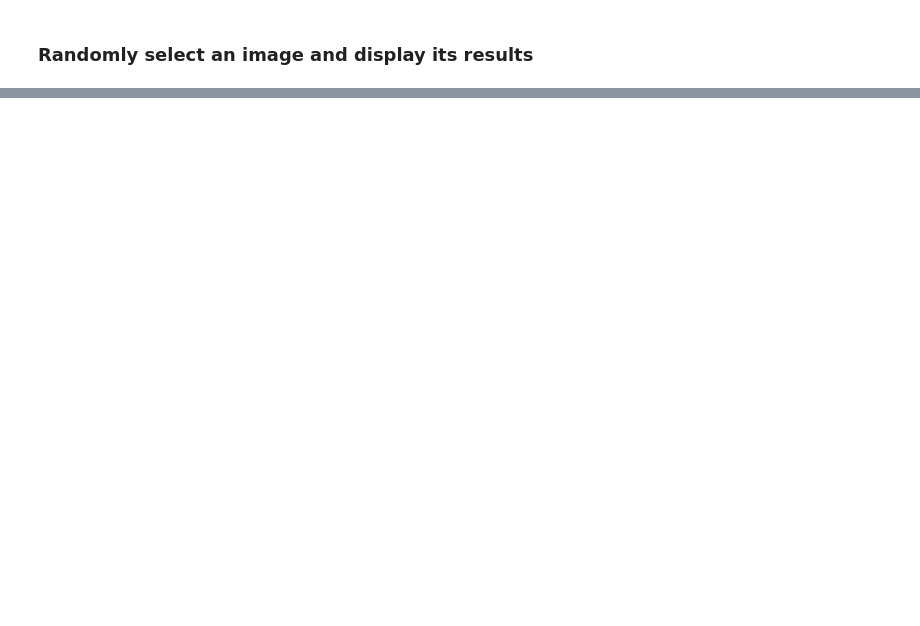
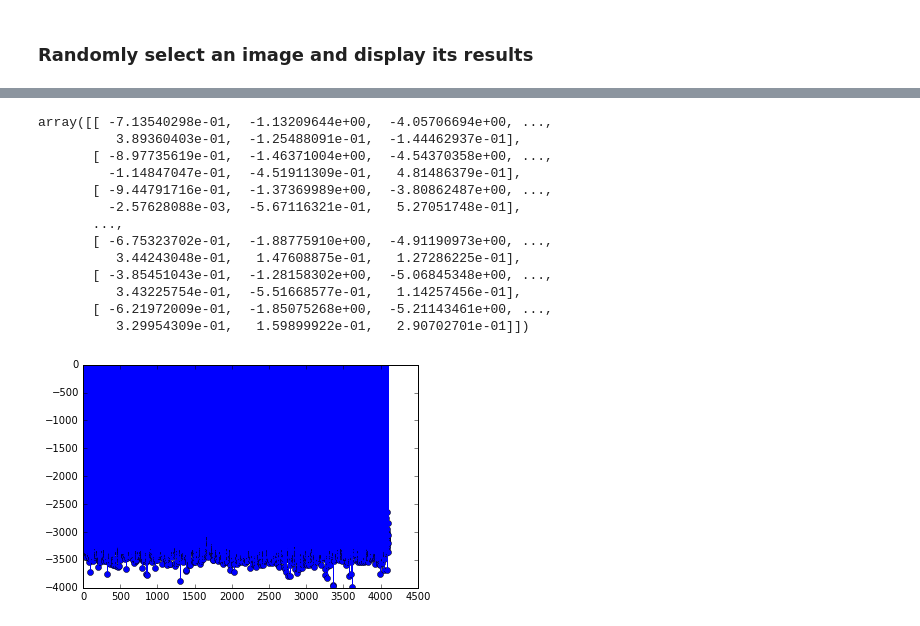
Before and after one commit to karllab41/attalos, a Jupyter notebook: attalos/imgtxt_algorithms/sampledSM/testtheano.ipynb, the cells around one changed output, grey strips where cells are left out. Cells and saved outputs as stored; diff of their text form; code cells hidden in the pictures; blank space fills up the shorter version.

```diff
--- a/attalos/imgtxt_algorithms/sampledSM/testtheano.ipynb
+++ b/attalos/imgtxt_algorithms/sampledSM/testtheano.ipynb
@@ -81,0 +104,19 @@ plt.stem( predictor(input) )
+# %%
+layer0 = (np.dot(Wh.get_value(),xTr[0]))
+plt.stem(layer0)
+Wh.get_value()
+# %% [output]
+array([[ -7.13540298e-01,  -1.13209644e+00,  -4.05706694e+00, ...,
+          3.89360403e-01,  -1.25488091e-01,  -1.44462937e-01],
+       [ -8.97735619e-01,  -1.46371004e+00,  -4.54370358e+00, ...,
+         -1.14847047e-01,  -4.51911309e-01,   4.81486379e-01],
+       [ -9.44791716e-01,  -1.37369989e+00,  -3.80862487e+00, ...,
+         -2.57628088e-03,  -5.67116321e-01,   5.27051748e-01],
+       ...,
+       [ -6.75323702e-01,  -1.88775910e+00,  -4.91190973e+00, ...,
+          3.44243048e-01,   1.47608875e-01,   1.27286225e-01],
+       [ -3.85451043e-01,  -1.28158302e+00,  -5.06845348e+00, ...,
+          3.43225754e-01,  -5.51668577e-01,   1.14257456e-01],
+       [ -6.21972009e-01,  -1.85075268e+00,  -5.21143461e+00, ...,
+          3.29954309e-01,   1.59899922e-01,   2.90702701e-01]])
+[figure, added]
```
Also changed, not shown: parts of 5 cells of this notebook, 10 other files.
